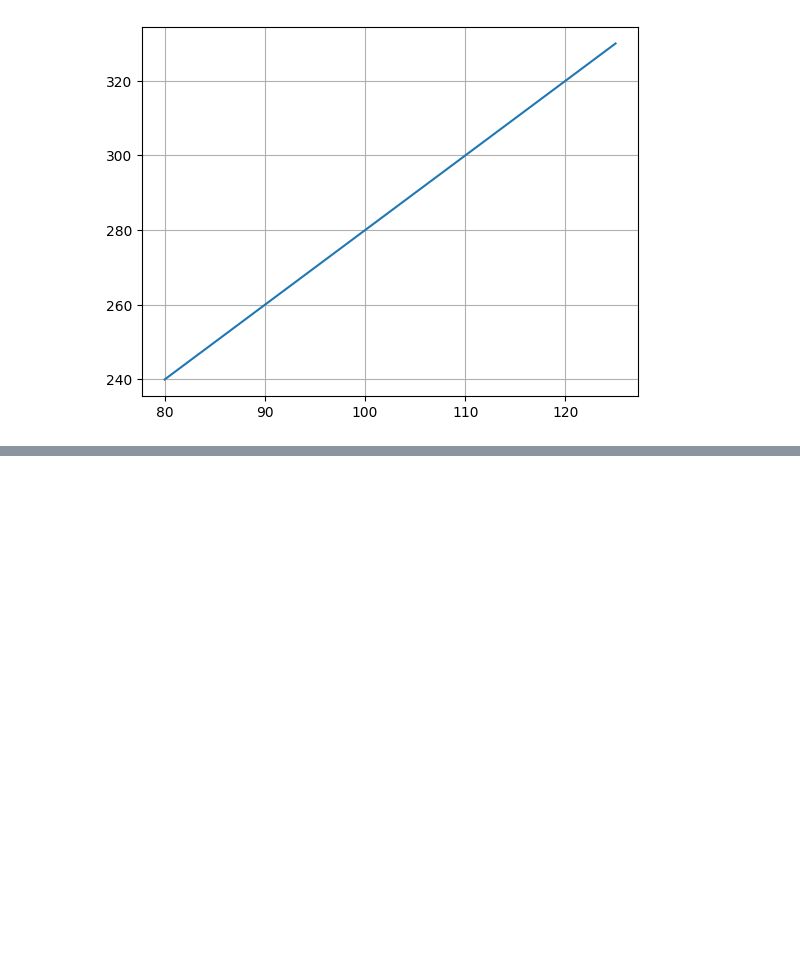
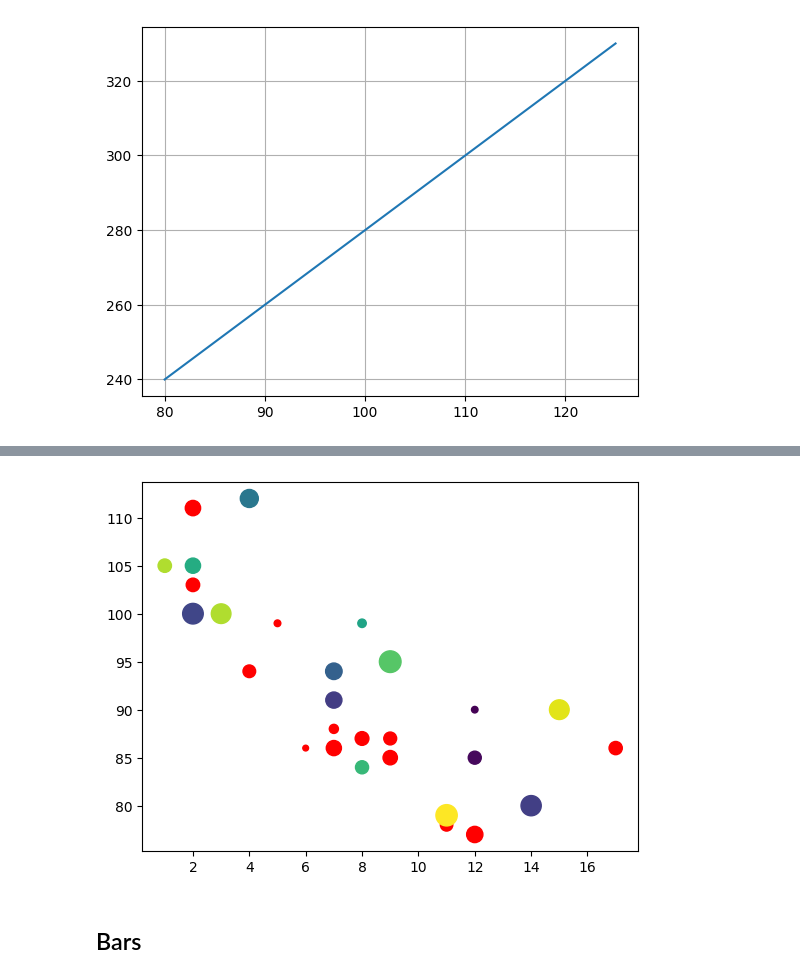
Before and after one commit to hossainsiam133/Machine-Learning, a Jupyter notebook: Matplotlib/01_Matplotlib.ipynb, the cells around one changed output, grey strips where cells are left out. Saved outputs shown, nothing was run; the diff lists cells and outputs as text; code cells hidden in the pictures; blank space fills up the shorter version.

```diff
--- a/Matplotlib/01_Matplotlib.ipynb
+++ b/Matplotlib/01_Matplotlib.ipynb
@@ -96,0 +133,19 @@ plt.show()
+# %%
+#day one, the age and speed of 13 cars:
+x = np.array([5,7,8,7,2,17,2,9,4,11,12,9,6])
+y = np.array([99,86,87,88,111,86,103,87,94,78,77,85,86])
+sizes = list(np.random.randint(150,size=13))
+plt.scatter(x, y, c = 'red',s = sizes)
+
+#day two, the age and speed of 15 cars:
+x = np.array([2,2,8,1,15,8,12,9,7,3,11,4,7,14,12])
+y = np.array([100,105,84,105,90,99,90,95,94,100,79,112,91,80,85])
+sizes = list(np.random.randint(250,size=15))
+colors = list(np.random.randint(100,size=15))
+plt.scatter(x, y, c = colors, s = sizes)
+
+plt.show()
+# %% [output]
+[figure, added]
+# %% [markdown]
+## Bars
```
Also changed, not shown: parts of 4 cells of this notebook.
